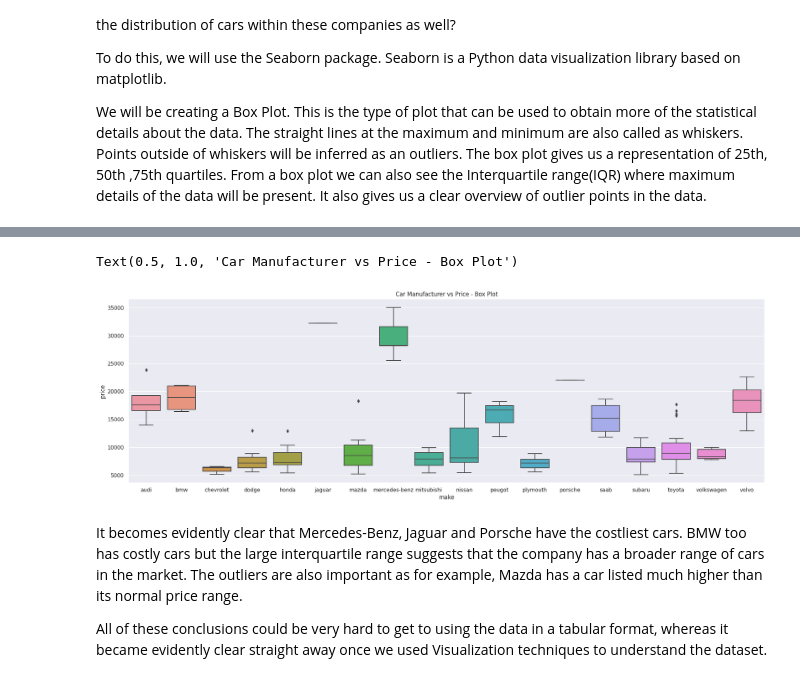
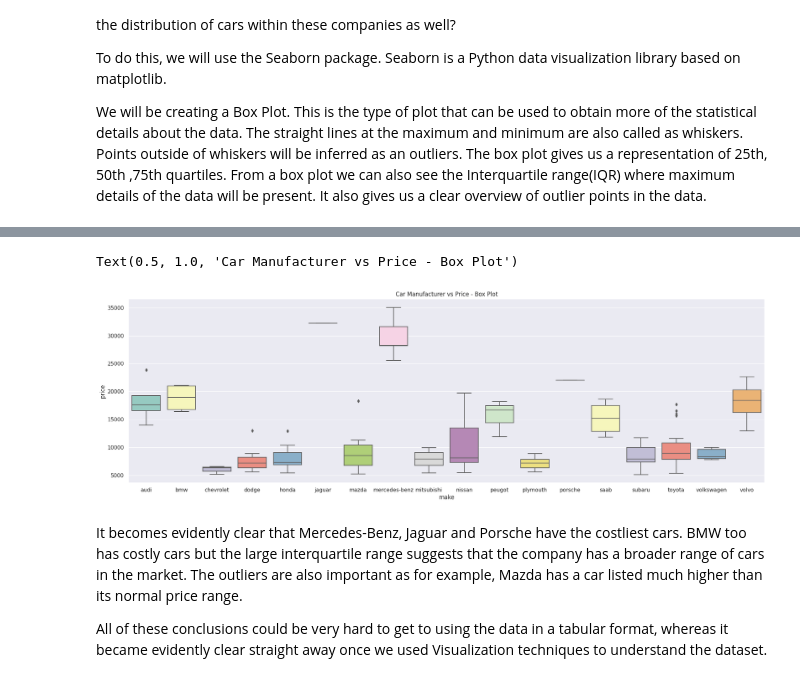
Before and after one commit to Sahithyasiramala/FMML-module-1, a Jupyter notebook: Mod2_Lab1.ipynb, the cells around one changed output, grey strips where cells are left out. Cells and saved outputs as stored; diff of their text form; code cells hidden in the pictures.

```diff
--- a/Mod2_Lab1.ipynb
+++ b/Mod2_Lab1.ipynb
@@ -33,5 +33,6 @@ Let's start with a real dataset, the Automobile dataset from Kaggle (https://www
 
 This dataset consists of data from 1985 Ward's Automotive Yearbook for some features relating to nearly 200 cars (e.g. the car maker, mileage, dimensions, etc.) and their prices.
 # %%
-import os
-os.system("wget https://raw.githubusercontent.com/SP9144/FMML_Data/main/Automobile_data.csv")
+import requests
+url = "https://raw.githubusercontent.com/SP9144/FMML_Data/main/Automobile_data.csv"
+response = requests.get(url)
@@ -43,8 +44,8 @@ import pandas as pd
 import matplotlib.pyplot as plt
 # %%
 # Loading the dataset
-
-data = pd.read_csv("Automobile_data.csv")
+data = StringIO(response.text)
+data = pd.read_csv(data)
 print("Number of data points =", len(data))
 data.head()
 # %% [output]
@@ -93,13 +114,11 @@ We will be creating a Box Plot. This is the type of plot that can be used to obt
 # %% [markdown]
 ![image.png](embedded-picture-1)
 # %%
-import seaborn as sns
-
 sns.set(rc={'figure.figsize':(24,7)})
-sns.boxplot(x=X["make"],y=y).set_title('Car Manufacturer vs Price - Box Plot')
+sns.boxplot(x=X["make"],y=y, palette="Set3").set_title('Car Manufacturer vs Price - Box Plot')
 # %% [output]
 Text(0.5, 1.0, 'Car Manufacturer vs Price - Box Plot')
-[figure, old version]
+[figure, new version]
 # %% [markdown]
 It becomes evidently clear that Mercedes-Benz, Jaguar and Porsche have the costliest cars. BMW too has costly cars but the large interquartile range suggests that the company has a broader range of cars in the market. The outliers are also important as for example, Mazda has a car listed much higher than its normal price range.
 
```
Also changed, not shown: parts of 19 cells of this notebook.
